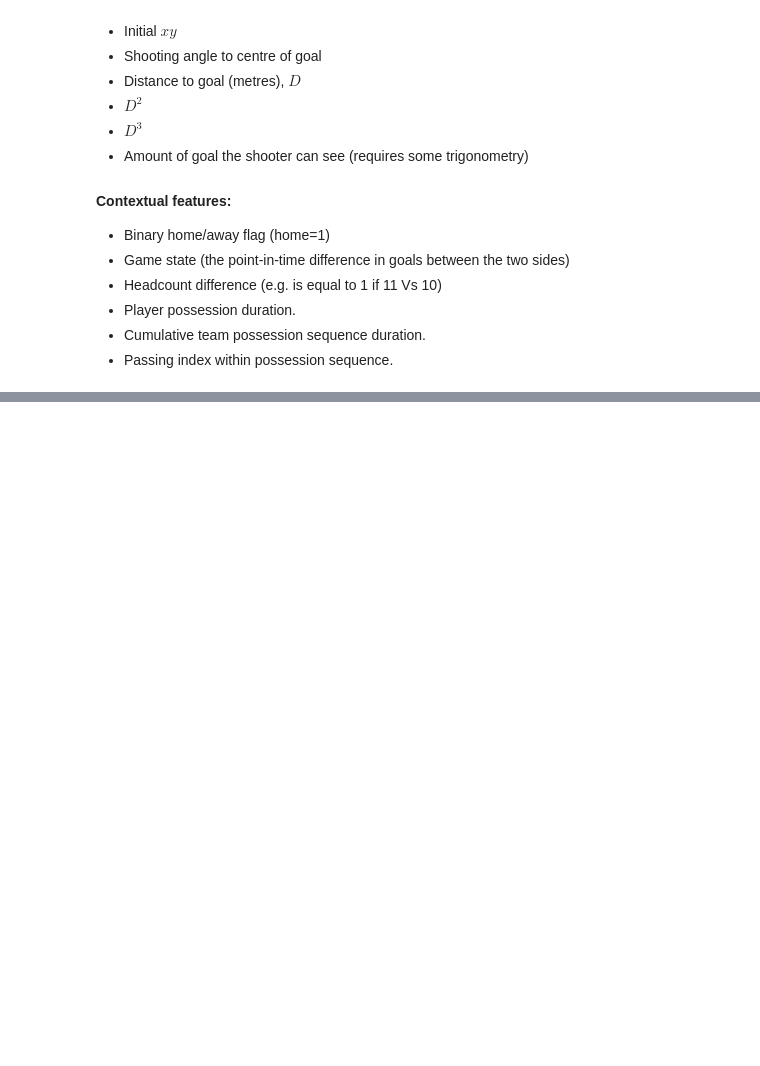
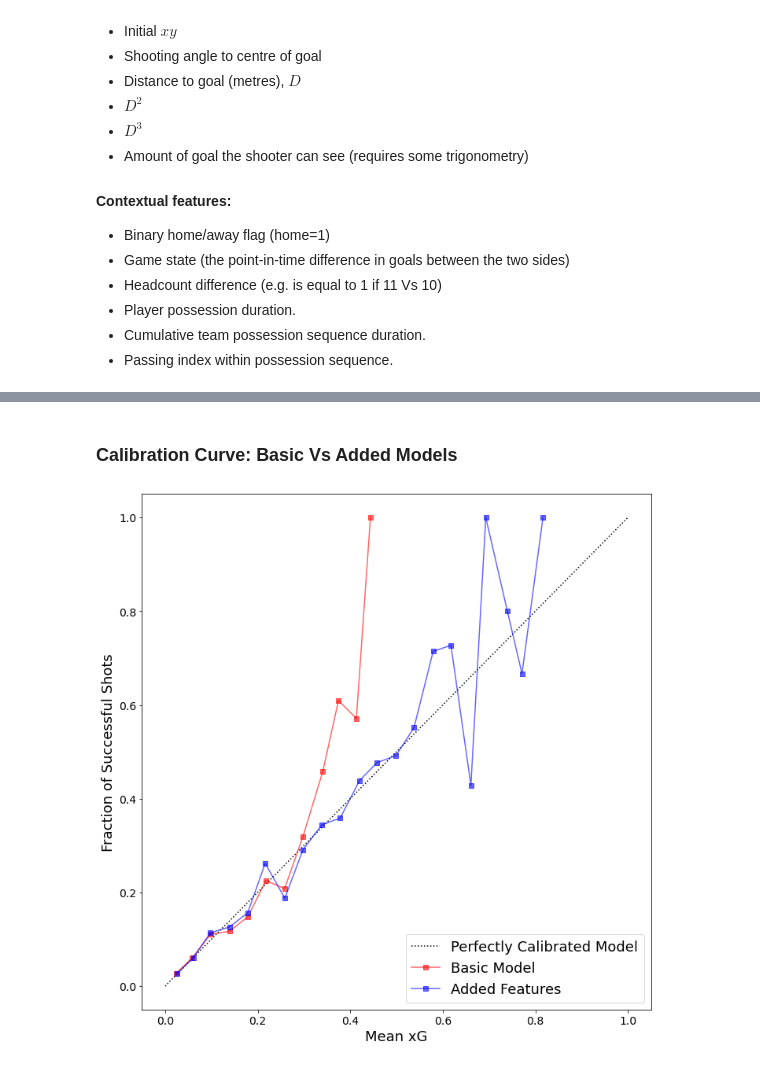
Before and after one commit to christiangilson/MSc-Applied-Statistics-Project-Code, a Jupyter notebook: Modelling/xG/Python Feature Engineering.ipynb, the cells around one changed output, grey strips where cells are left out. Cells and saved outputs as stored; diff of their text form; code cells hidden in the pictures; blank space fills up the shorter version.

Commit message:
Started to produce xG Log Reg models.

```diff
--- a/Modelling/xG/Python Feature Engineering.ipynb
+++ b/Modelling/xG/Python Feature Engineering.ipynb
@@ -134,0 +313,8 @@ df = xG.xG_contextual_feature_engineering(df)
+# %%
+%%time
+
+xG_model_added = smf.glm(formula="goalScoredFlag ~  x_dist_goal + c1_m + a + aShooting +\
+                    D + Dsquared", data=df_shots_train\
+                 ,family=sm.families.Binomial()).fit()
+
+xG_model_added.summary2()
@@ -174,0 +395,10 @@ Index(['competition', 'season', 'seasonIndex', 'gameMonthIndex', 'matchId',
+# %%
+%%time
+
+xG_model_adv = smf.glm(formula="goalScoredFlag ~  x_dist_goal +\
+                    vec_y + a + aShooting*D +\
+                    Dsquared + possessionSequenceIndex + possessionTimeSec + playerPossessionTimeSec +\
+                    goalDelta + numReds", data=df_shots_train\
+                 ,family=sm.families.Binomial()).fit()
+
+xG_model_adv.summary2()
@@ -174,0 +430,14 @@ Index(['competition', 'season', 'seasonIndex', 'gameMonthIndex', 'matchId',
+# %%
+%%time
+
+# logit = canonical link
+# probit
+# cloglog
+
+xG_model_adv_probit = smf.glm(formula="goalScoredFlag ~  x_dist_goal +\
+                    vec_y + a + aShooting*D +\
+                    Dsquared + possessionSequenceIndex + possessionTimeSec + playerPossessionTimeSec +\
+                    goalDelta + numReds", data=df_shots_train\
+                 ,family=sm.families.Binomial(link=sm.families.links.probit)).fit()
+
+xG_model_adv_probit.summary2()
@@ -174,0 +480,2 @@ Index(['competition', 'season', 'seasonIndex', 'gameMonthIndex', 'matchId',
+# %%
+df_shots_test = apply_xG_model_to_test([xG_model_basic, xG_model_added, xG_model_adv, xG_model_adv_probit])
@@ -174,0 +490,6 @@ Index(['competition', 'season', 'seasonIndex', 'gameMonthIndex', 'matchId',
+# %% [markdown]
+### Calibration Curve: Basic Vs Added Models
+# %%
+plot_calibration_curve(df_shots_test, show_advanced=0, save_output=1)
+# %% [output]
+[figure, added]
```
Also changed, not shown: parts of 32 cells of this notebook.
